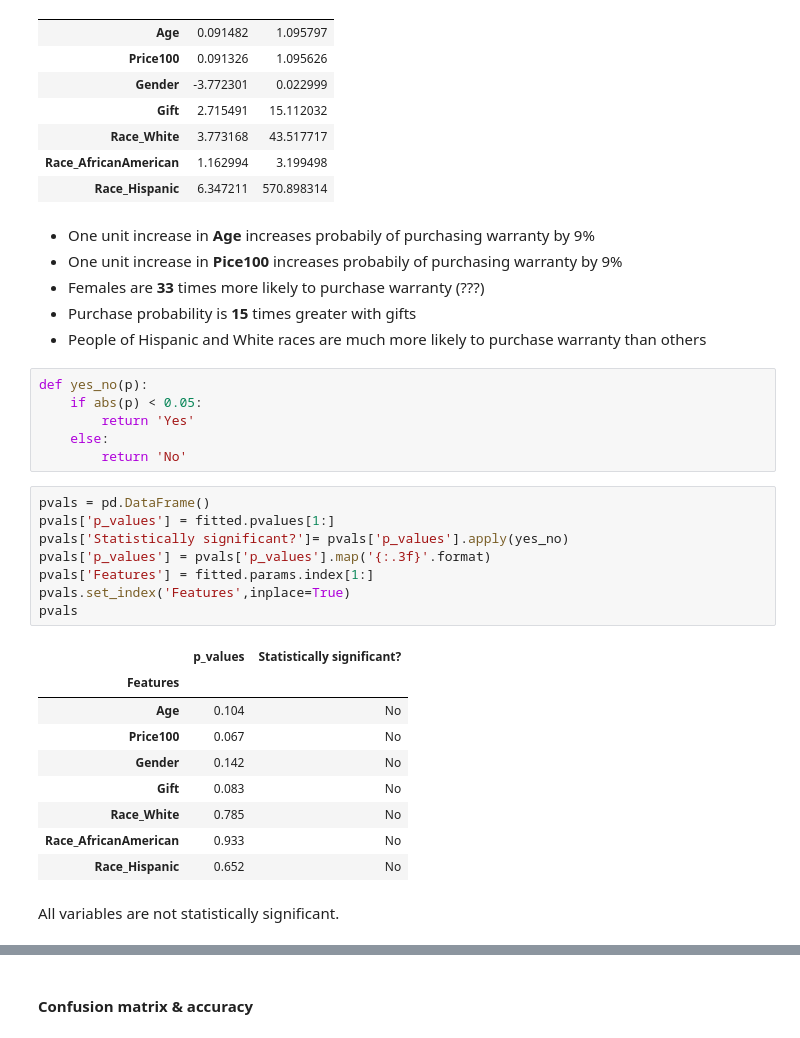
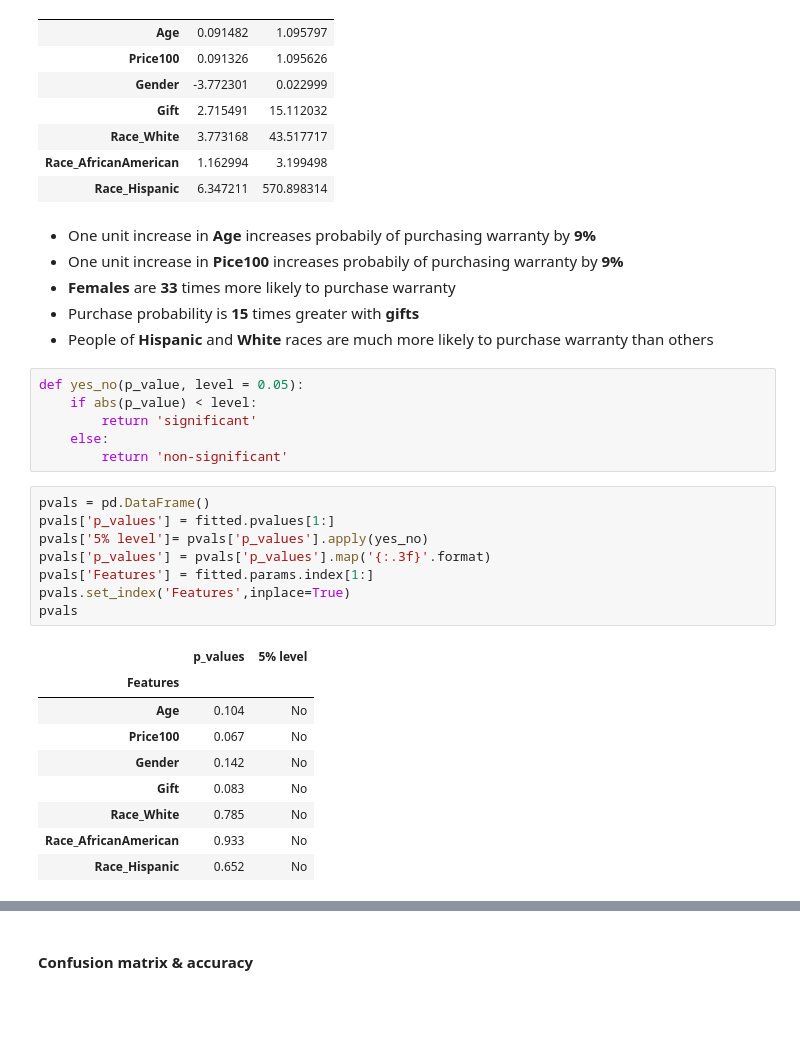
Before and after one commit to Mist3r-R/da-hse-sse-2020, a Jupyter notebook: 14.03_Rogovets.ipynb, the cells around one changed output, grey strips where cells are left out. Cells and saved outputs as stored; diff of their text form; blank space fills up the shorter version.

```diff
--- a/14.03_Rogovets.ipynb
+++ b/14.03_Rogovets.ipynb
@@ -244,27 +244,27 @@ coefs
 | Race_AfricanAmerican | 1.162994 | 3.199498 |
 | Race_Hispanic | 6.347211 | 570.898314 |
 # %% [markdown]
-- One unit increase in __Age__ increases probabily of purchasing warranty by 9%
-- One unit increase in __Pice100__ increases probabily of purchasing warranty by 9%
-- Females are __33__ times more likely to purchase warranty (???)
-- Purchase probability is __15__ times greater with gifts
-- People of Hispanic and White races are much more likely to purchase warranty than others
+- One unit increase in __Age__ increases probabily of purchasing warranty by __9%__
+- One unit increase in __Pice100__ increases probabily of purchasing warranty by __9%__
+- __Females__ are __33__ times more likely to purchase warranty
+- Purchase probability is __15__ times greater with __gifts__
+- People of __Hispanic__ and __White__ races are much more likely to purchase warranty than others
 # %%
-def yes_no(p):
-    if abs(p) < 0.05:
-        return 'Yes'
+def yes_no(p_value, level = 0.05):
+    if abs(p_value) < level:
+        return 'significant'
     else:
-        return 'No'
+        return 'non-significant'
 # %%
 pvals = pd.DataFrame()
 pvals['p_values'] = fitted.pvalues[1:]
-pvals['Statistically significant?']= pvals['p_values'].apply(yes_no)
+pvals['5% level']= pvals['p_values'].apply(yes_no)
 pvals['p_values'] = pvals['p_values'].map('{:.3f}'.format)
 pvals['Features'] = fitted.params.index[1:]
 pvals.set_index('Features',inplace=True)
 pvals
 # %% [output]
-|  | p_values | Statistically significant? |
+|  | p_values | 5% level |
 | Features |  |  |
 | Age | 0.104 | No |
 | Price100 | 0.067 | No |
@@ -273,5 +273,3 @@ pvals
 | Race_White | 0.785 | No |
 | Race_AfricanAmerican | 0.933 | No |
 | Race_Hispanic | 0.652 | No |
-# %% [markdown]
-All variables are not statistically significant.
```
Also changed, not shown: parts of 4 cells of this notebook.
